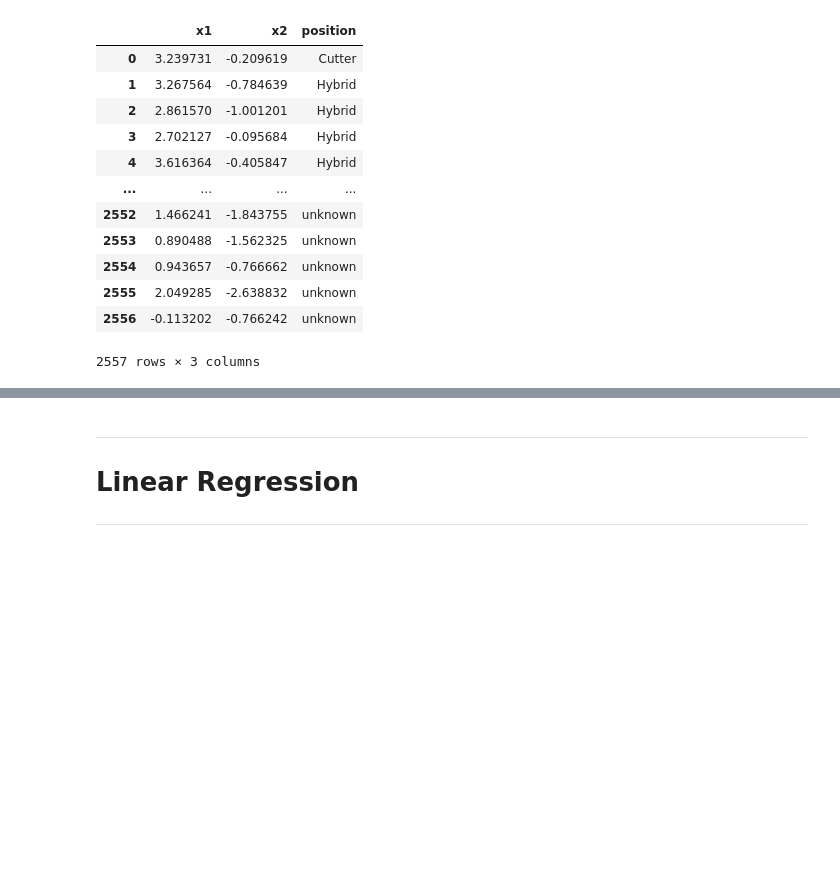
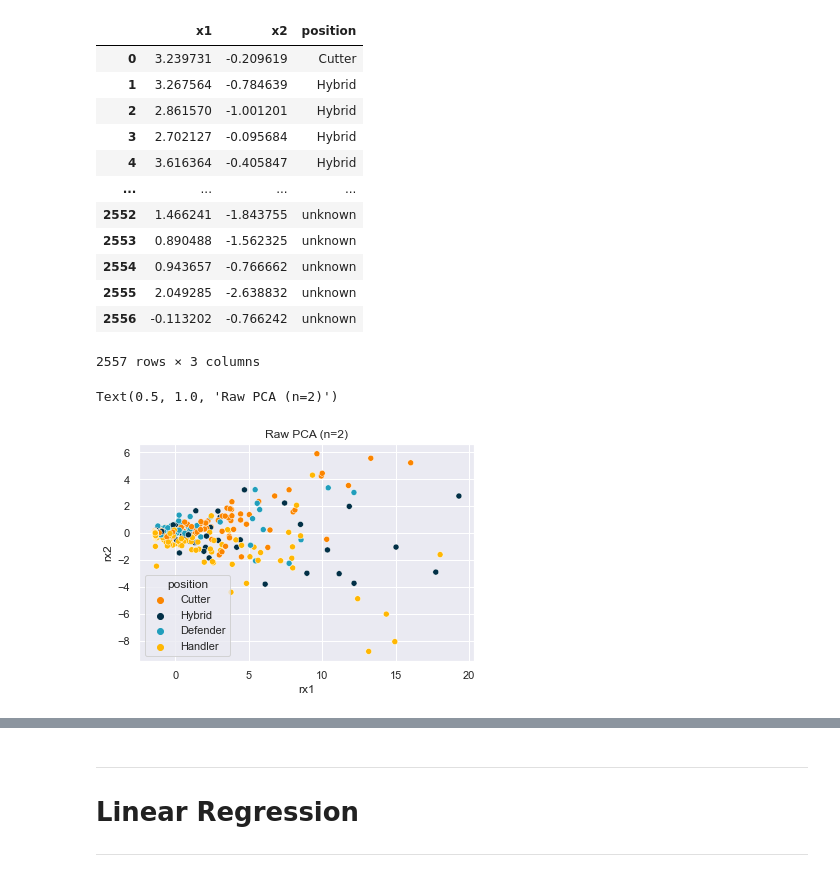
Before and after one commit to g-lorenzo/audl_ds, a Jupyter notebook: P2 - Player Categorization.ipynb, the cells around one changed output, grey strips where cells are left out. Cells and saved outputs as stored; diff of their text form; code cells hidden in the pictures; blank space fills up the shorter version.

```diff
--- a/P2 - Player Categorization.ipynb
+++ b/P2 - Player Categorization.ipynb
@@ -282,0 +311,4 @@ x_pca = pca.transform(scaled_df)
+# %%
+raw_x_pca_labeled = pd.DataFrame(raw_x_pca, columns=['rx1','rx2'])
+raw_x_pca_labeled = raw_x_pca_labeled.merge(right=df['position'], how='left', left_index=True, right_index=True)
+raw_x_pca_labeled
@@ -298,4 +344,10 @@ x_pca_labeled
 | 2555 | 2.049285 | -2.638832 | unknown |
 | 2556 | -0.113202 | -0.766242 | unknown |
 2557 rows × 3 columns
+# %%
+sns.scatterplot(data=raw_x_pca_labeled[raw_x_pca_labeled['position'] != 'unknown'], x='rx1', y='rx2', hue='position', palette=c_palette)
+plt.title('Raw PCA (n=2)')
+# %% [output]
+Text(0.5, 1.0, 'Raw PCA (n=2)')
+[figure, added]
 # %%
```
Also changed, not shown: parts of 9 cells of this notebook.
